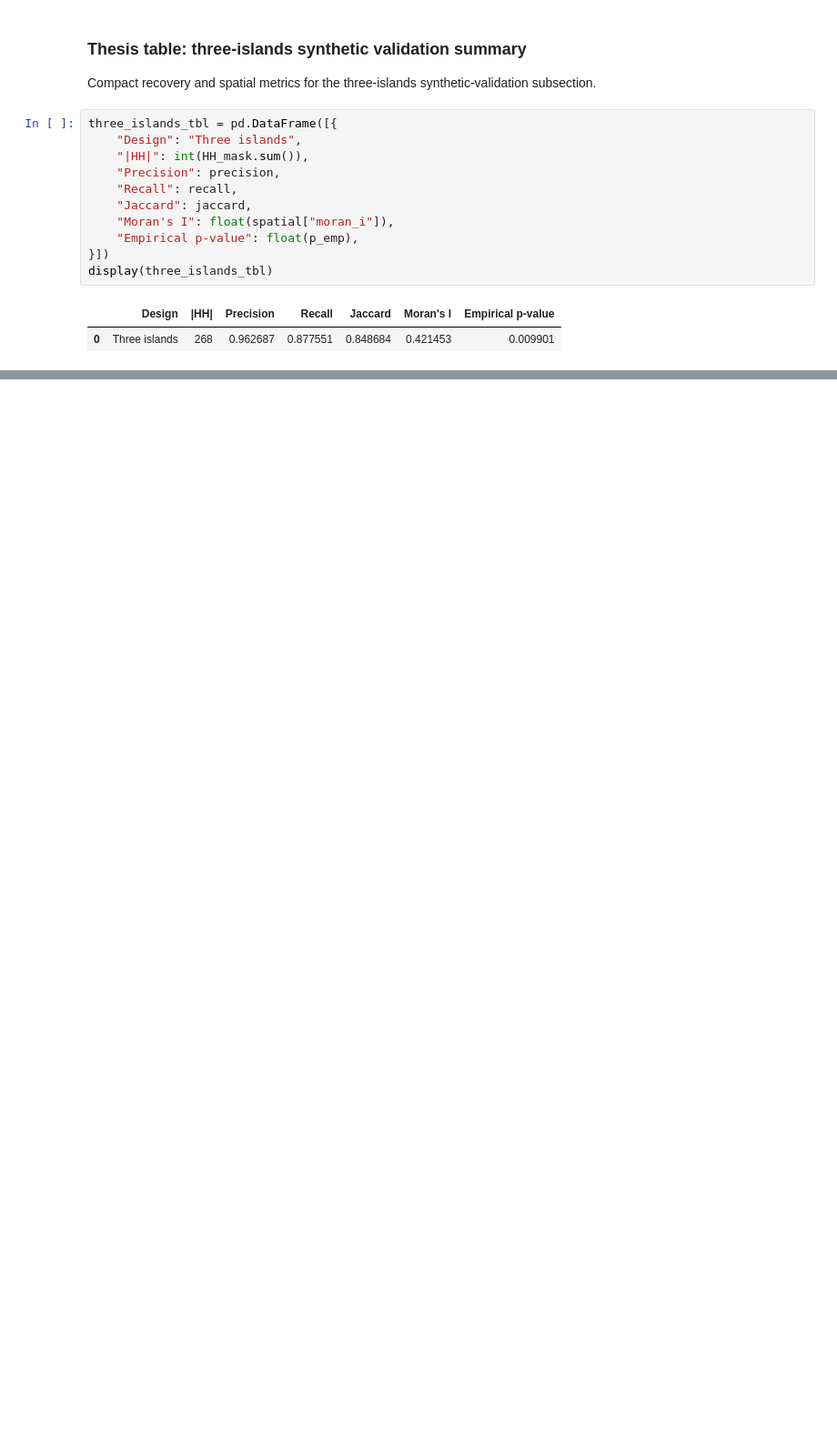
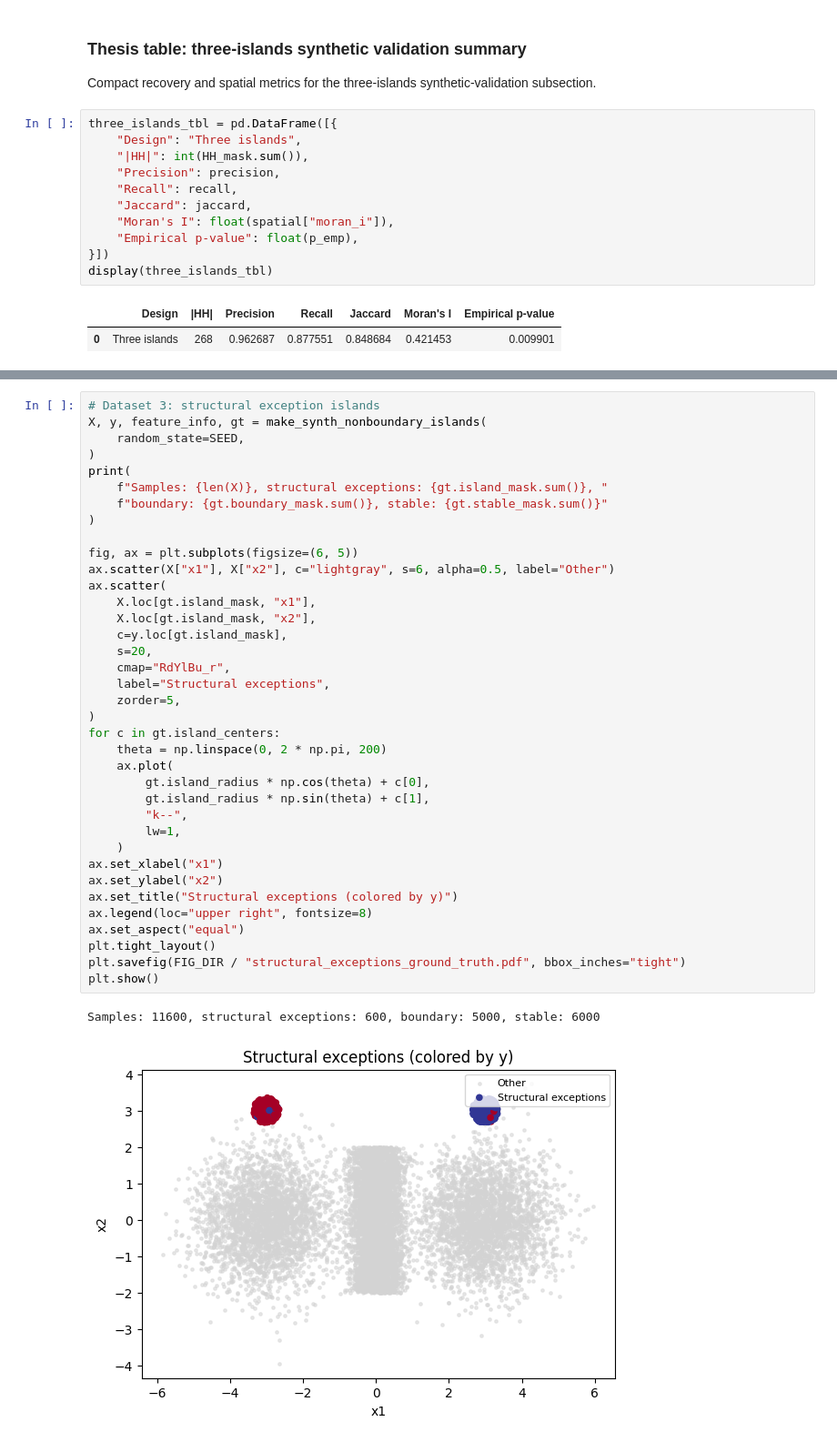
Before and after one commit to DejvisT/spatial-rashomon-multiplicity, a Jupyter notebook: notebooks/08_synthetic_multiplicity.ipynb, the cells around one changed output, grey strips where cells are left out. Shown at 91% size. Cells and saved outputs as stored; diff of their text form; blank space fills up the shorter version.

Commit message:
Added new synthetic experiment

```diff
--- a/notebooks/08_synthetic_multiplicity.ipynb
+++ b/notebooks/08_synthetic_multiplicity.ipynb
@@ -615,0 +628,40 @@ display(three_islands_tbl)
+# %%
+# Dataset 3: structural exception islands
+X, y, feature_info, gt = make_synth_nonboundary_islands(
+    random_state=SEED,
+)
+print(
+    f"Samples: {len(X)}, structural exceptions: {gt.island_mask.sum()}, "
+    f"boundary: {gt.boundary_mask.sum()}, stable: {gt.stable_mask.sum()}"
+)
+
+fig, ax = plt.subplots(figsize=(6, 5))
+ax.scatter(X["x1"], X["x2"], c="lightgray", s=6, alpha=0.5, label="Other")
+ax.scatter(
+    X.loc[gt.island_mask, "x1"],
+    X.loc[gt.island_mask, "x2"],
+    c=y.loc[gt.island_mask],
+    s=20,
+    cmap="RdYlBu_r",
+    label="Structural exceptions",
+    zorder=5,
+)
+for c in gt.island_centers:
+    theta = np.linspace(0, 2 * np.pi, 200)
+    ax.plot(
+        gt.island_radius * np.cos(theta) + c[0],
+        gt.island_radius * np.sin(theta) + c[1],
+        "k--",
+        lw=1,
+    )
+ax.set_xlabel("x1")
+ax.set_ylabel("x2")
+ax.set_title("Structural exceptions (colored by y)")
+ax.legend(loc="upper right", fontsize=8)
+ax.set_aspect("equal")
+plt.tight_layout()
+plt.savefig(FIG_DIR / "structural_exceptions_ground_truth.pdf", bbox_inches="tight")
+plt.show()
+# %% [output]
+Samples: 11600, structural exceptions: 600, boundary: 5000, stable: 6000
+[figure, added]
```
Also changed, not shown: parts of 14 cells of this notebook, 17 other files.
